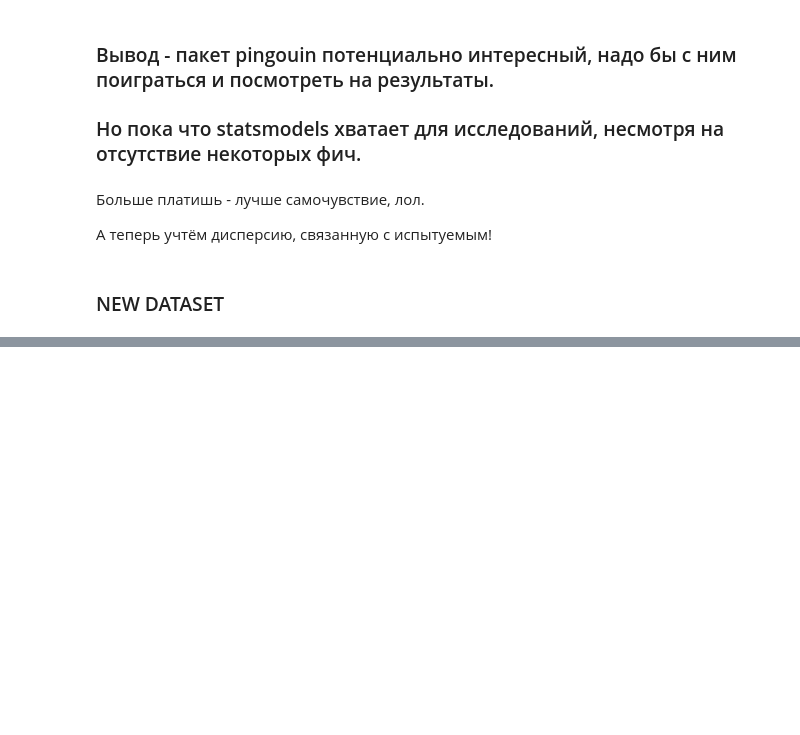
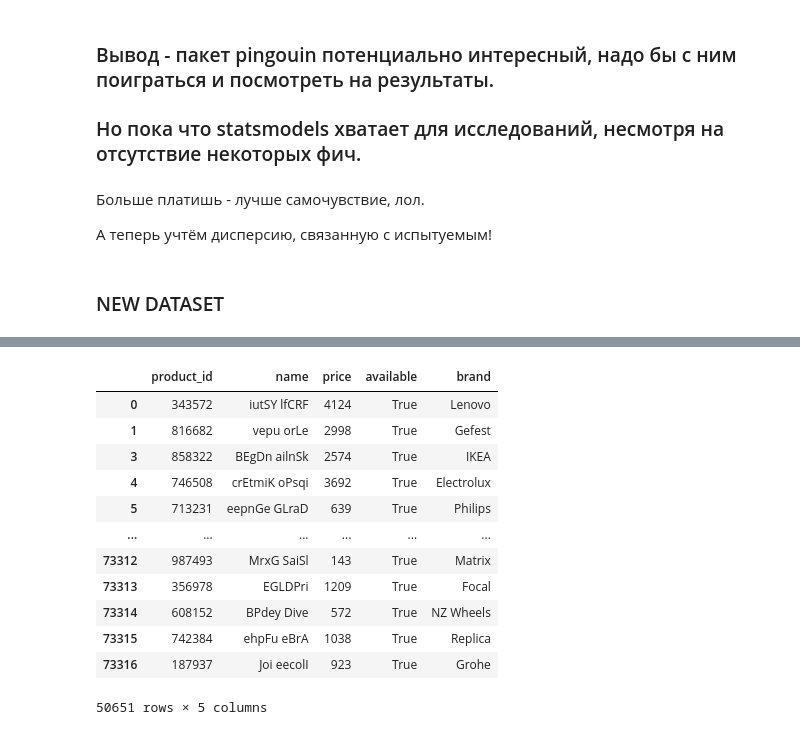
Before and after one commit to Osfory/Statistical_and_Data_Analysis_Test_area, a Jupyter notebook: Python/Common_methods_of_data_analysis.ipynb, the cells around one changed output, grey strips where cells are left out. Saved outputs shown, nothing was run; the diff lists cells and outputs as text; code cells hidden in the pictures; blank space fills up the shorter version.

```diff
--- a/Python/Common_methods_of_data_analysis.ipynb
+++ b/Python/Common_methods_of_data_analysis.ipynb
@@ -1738,0 +1832,18 @@ aov_table_pills_2.loc[["C(pill):C(doctor)"], "F"]
+# %%
+products_df.query("available == True")
+# or
+# products_df.query("available != False")
+# %% [output]
+|  | product_id | name | price | available | brand |
+| 0 | 343572 | iutSY lfCRF | 4124 | True | Lenovo |
+| 1 | 816682 | vepu orLe | 2998 | True | Gefest |
+| 3 | 858322 | BEgDn ailnSk | 2574 | True | IKEA |
+| 4 | 746508 | crEtmiK oPsqi | 3692 | True | Electrolux |
+| 5 | 713231 | eepnGe GLraD | 639 | True | Philips |
+| ... | ... | ... | ... | ... | ... |
+| 73312 | 987493 | MrxG SaiSl | 143 | True | Matrix |
+| 73313 | 356978 | EGLDPri | 1209 | True | Focal |
+| 73314 | 608152 | BPdey Dive | 572 | True | NZ Wheels |
+| 73315 | 742384 | ehpFu eBrA | 1038 | True | Replica |
+| 73316 | 187937 | Joi eecolI | 923 | True | Grohe |
+50651 rows × 5 columns
```
Also changed, not shown: parts of 12 cells of this notebook.
